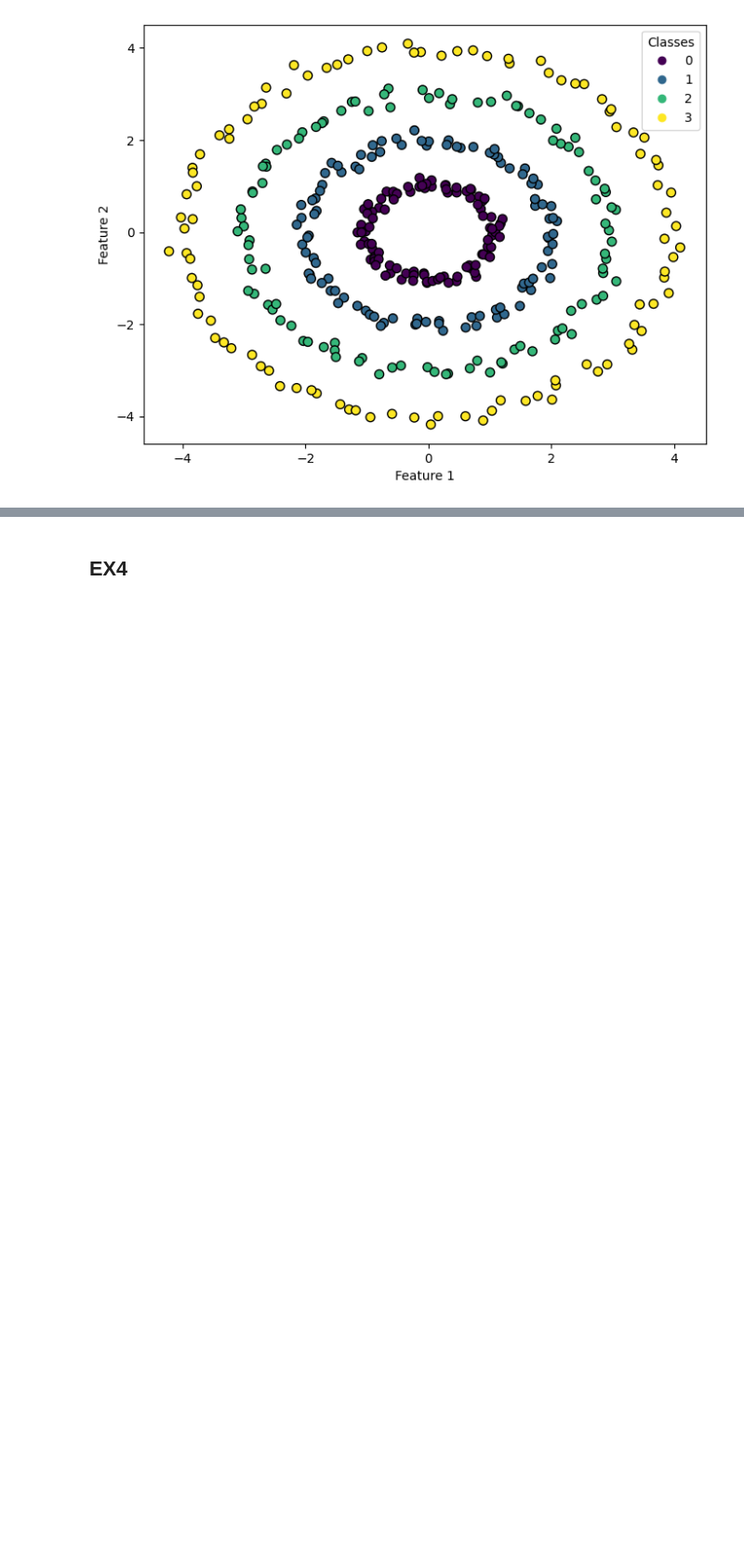
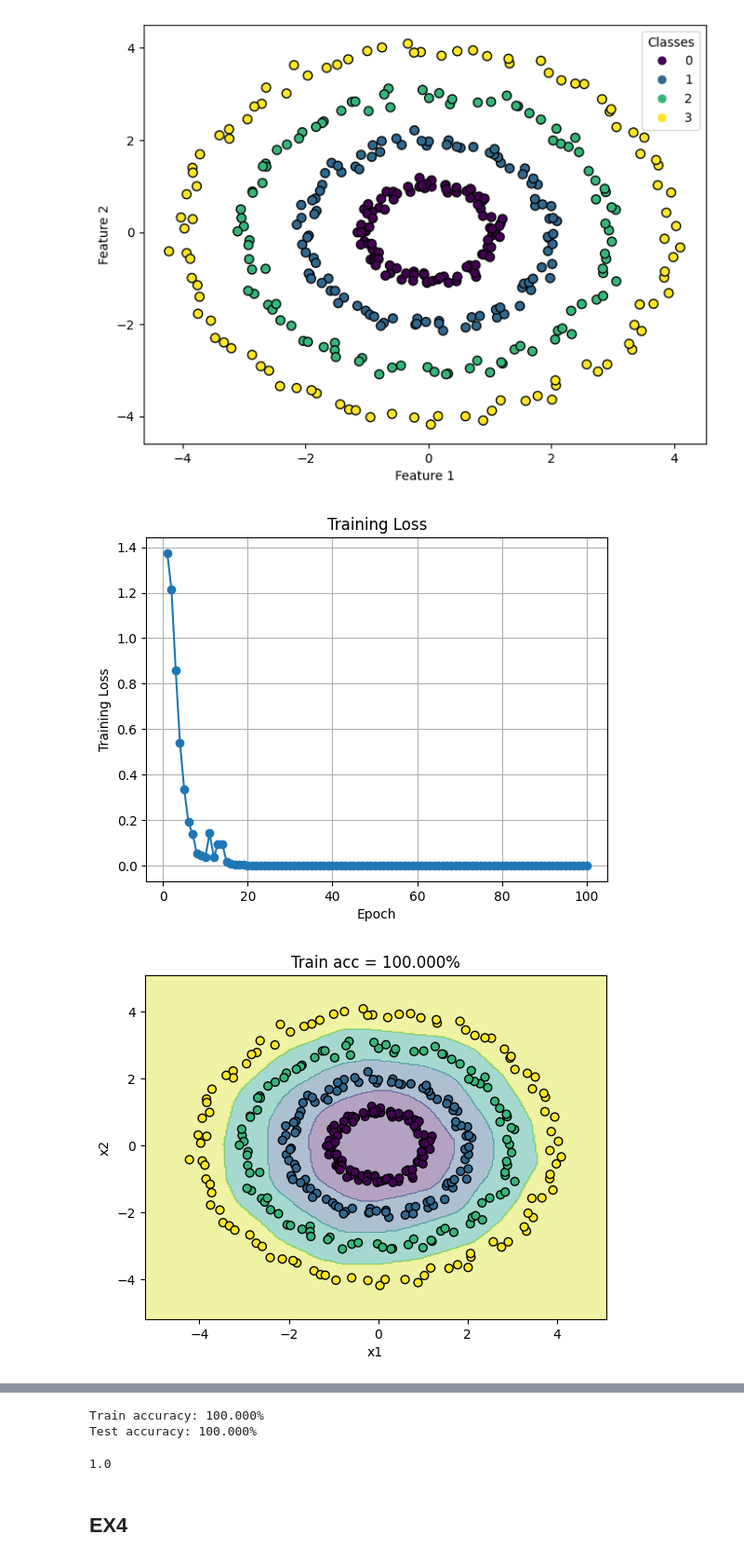
Before and after one commit to roioha3/Introduction-To-Deep-Learning, a Jupyter notebook: HW1/DL_HW1.ipynb, the cells around one changed output, grey strips where cells are left out. Shown at 93% size. Saved outputs shown, nothing was run; the diff lists cells and outputs as text; code cells hidden in the pictures; blank space fills up the shorter version.

```diff
--- a/HW1/DL_HW1.ipynb
+++ b/HW1/DL_HW1.ipynb
@@ -332,0 +430,50 @@ plot_data(X_train, y_train)
+# %%
+### Your code goes here ####
+
+device = "cuda" if torch.cuda.is_available() else "cpu"
+
+X_train_t, y_train_t, X_test_t, y_test_t = preprocess_data(X_train, y_train, X_test, y_test, device=device)
+
+num_classes = len(torch.unique(y_train_t))
+
+#MLP model
+model = nn.Sequential(
+    nn.Linear(2, 32),
+    nn.ReLU(),
+    nn.Linear(32, 32),
+    nn.ReLU(),
+    nn.Linear(32, 32),
+    nn.ReLU(),
+    nn.Linear(32, 32),
+    nn.ReLU(),
+    nn.Linear(32, num_classes)
+).to(device)
+
+criterion = nn.CrossEntropyLoss()
+
+model, losses = train_model(model, X_train_t, y_train_t, num_epochs=100, batch_size=64, lr=1e-2, criterion=criterion)
+
+plot_training_loss(losses)
+
+# Train set
+plot_decision_boundary(
+    model,
+    X_train_t,
+    y_train_t,
+    device=device,
+    set_name="Train"
+)
+
+# Test set
+plot_decision_boundary(
+    model,
+    X_test_t,
+    y_test_t,
+    device=device,
+    set_name="Test"
+)
+evaluate_model(model, X_train_t, y_train_t, set_name="Train")
+evaluate_model(model, X_test_t, y_test_t, set_name="Test")
+# %% [output]
+[figure, added]
+[figure, added]
@@ -333,3 +481,6 @@ plot_data(X_train, y_train)
+Train accuracy: 100.000%
+Test accuracy: 100.000%
+1.0
 # %% [markdown]
 ## EX4
 # %%
```
Also changed, not shown: parts of 16 cells of this notebook.
